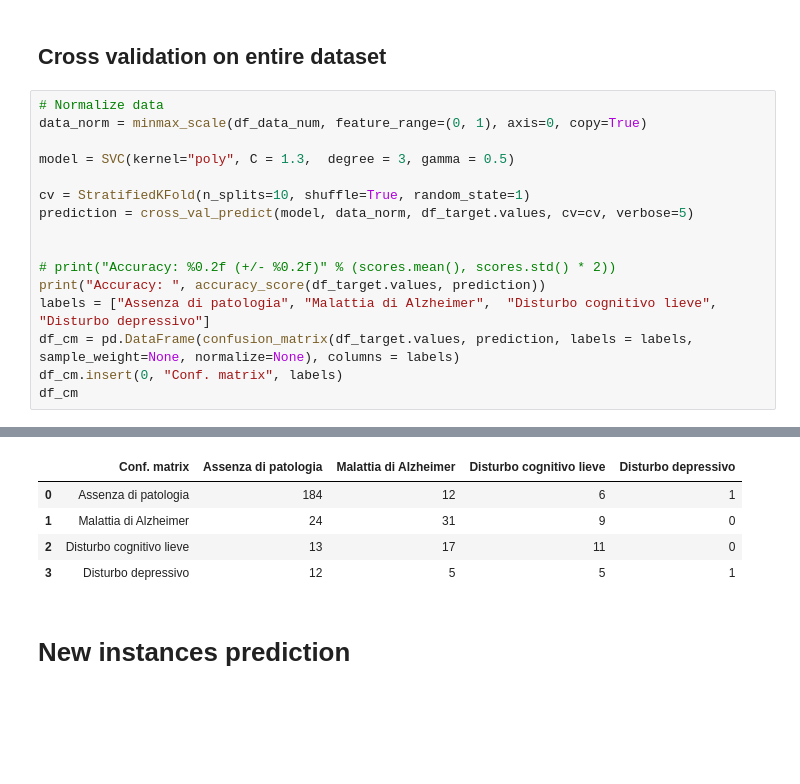
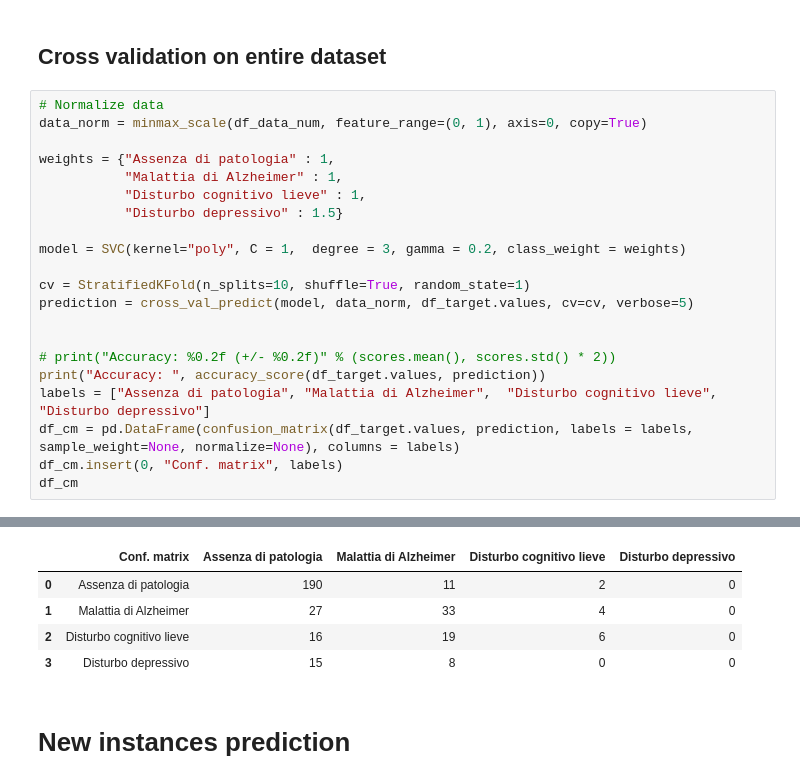
Before and after one commit to GuidoDC97/DM, a Jupyter notebook: ContestImputationSemplice.ipynb, the cells around one changed output, grey strips where cells are left out. Drawn from its saved outputs; the diff is of its cells as text; blank space fills up the shorter version.

```diff
--- a/ContestImputationSemplice.ipynb
+++ b/ContestImputationSemplice.ipynb
@@ -410,7 +528,12 @@ Accuracy:  0.2727272727272727
 # Normalize data
 data_norm = minmax_scale(df_data_num, feature_range=(0, 1), axis=0, copy=True)
 
-model = SVC(kernel="poly", C = 1.3,  degree = 3, gamma = 0.5)
+weights = {"Assenza di patologia" : 1,
+           "Malattia di Alzheimer" : 1,
+           "Disturbo cognitivo lieve" : 1,
+           "Disturbo depressivo" : 1.5}
+
+model = SVC(kernel="poly", C = 1,  degree = 3, gamma = 0.2, class_weight = weights)
 
 cv = StratifiedKFold(n_splits=10, shuffle=True, random_state=1)
 prediction = cross_val_predict(model, data_norm, df_target.values, cv=cv, verbose=5)
@@ -433,8 +556,8 @@ Accuracy:  0.6858006042296072
 |  | Conf. matrix | Assenza di patologia | Malattia di Alzheimer | Disturbo cognitivo lieve | Disturbo depressivo |
-| 0 | Assenza di patologia | 184 | 12 | 6 | 1 |
-| 1 | Malattia di Alzheimer | 24 | 31 | 9 | 0 |
-| 2 | Disturbo cognitivo lieve | 13 | 17 | 11 | 0 |
-| 3 | Disturbo depressivo | 12 | 5 | 5 | 1 |
+| 0 | Assenza di patologia | 190 | 11 | 2 | 0 |
+| 1 | Malattia di Alzheimer | 27 | 33 | 4 | 0 |
+| 2 | Disturbo cognitivo lieve | 16 | 19 | 6 | 0 |
+| 3 | Disturbo depressivo | 15 | 8 | 0 | 0 |
 # %% [markdown]
 # New instances prediction
 # %%
```
Also changed, not shown: parts of 12 cells of this notebook.
